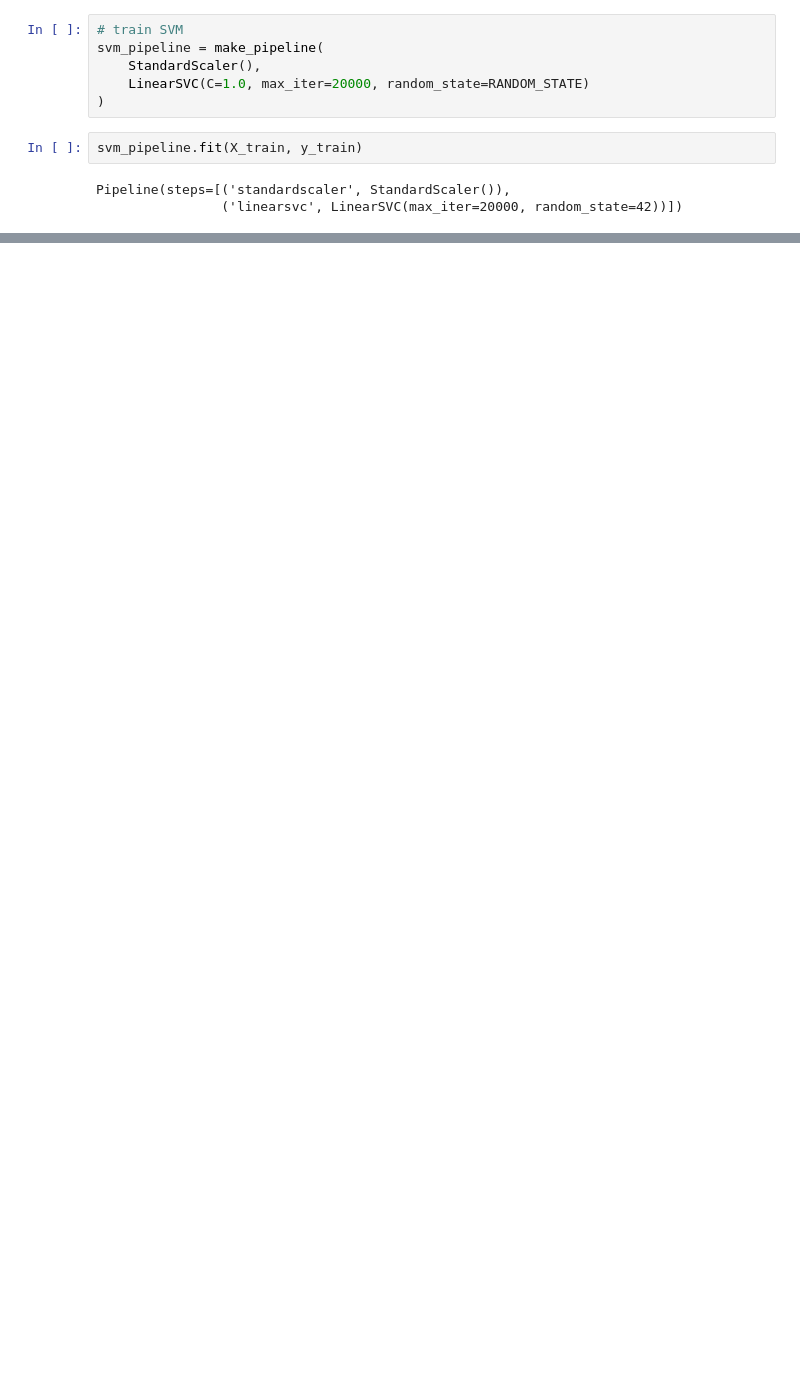
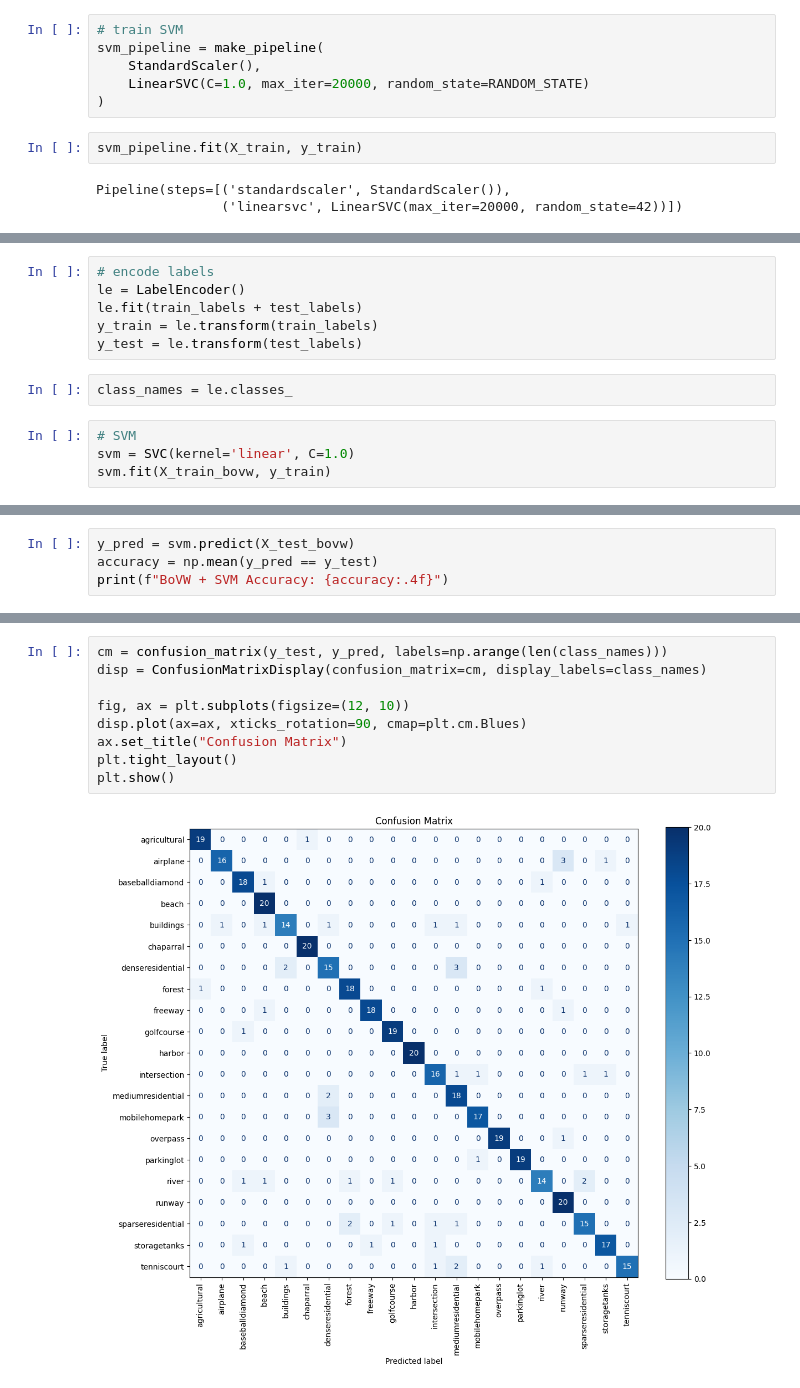
Before and after one commit to amaliahm/CV_labs, a Jupyter notebook: lab_5/notebook.ipynb, the cells around one changed output, grey strips where cells are left out. Cells and saved outputs as stored; diff of their text form; blank space fills up the shorter version.

```diff
--- a/lab_5/notebook.ipynb
+++ b/lab_5/notebook.ipynb
@@ -203,0 +278,12 @@ plt.show()
+# %%
+# encode labels
+le = LabelEncoder()
+le.fit(train_labels + test_labels)
+y_train = le.transform(train_labels)
+y_test = le.transform(test_labels)
+# %%
+class_names = le.classes_
+# %%
+# SVM
+svm = SVC(kernel='linear', C=1.0)
+svm.fit(X_train_bovw, y_train)
@@ -203,0 +292,4 @@ plt.show()
+# %%
+y_pred = svm.predict(X_test_bovw)
+accuracy = np.mean(y_pred == y_test)
+print(f"BoVW + SVM Accuracy: {accuracy:.4f}")
@@ -203,0 +319,11 @@ plt.show()
+# %%
+cm = confusion_matrix(y_test, y_pred, labels=np.arange(len(class_names)))
+disp = ConfusionMatrixDisplay(confusion_matrix=cm, display_labels=class_names)
+
+fig, ax = plt.subplots(figsize=(12, 10))
+disp.plot(ax=ax, xticks_rotation=90, cmap=plt.cm.Blues)
+ax.set_title("Confusion Matrix")
+plt.tight_layout()
+plt.show()
+# %% [output]
+[figure, added]
```
Also changed, not shown: parts of 22 cells of this notebook.
